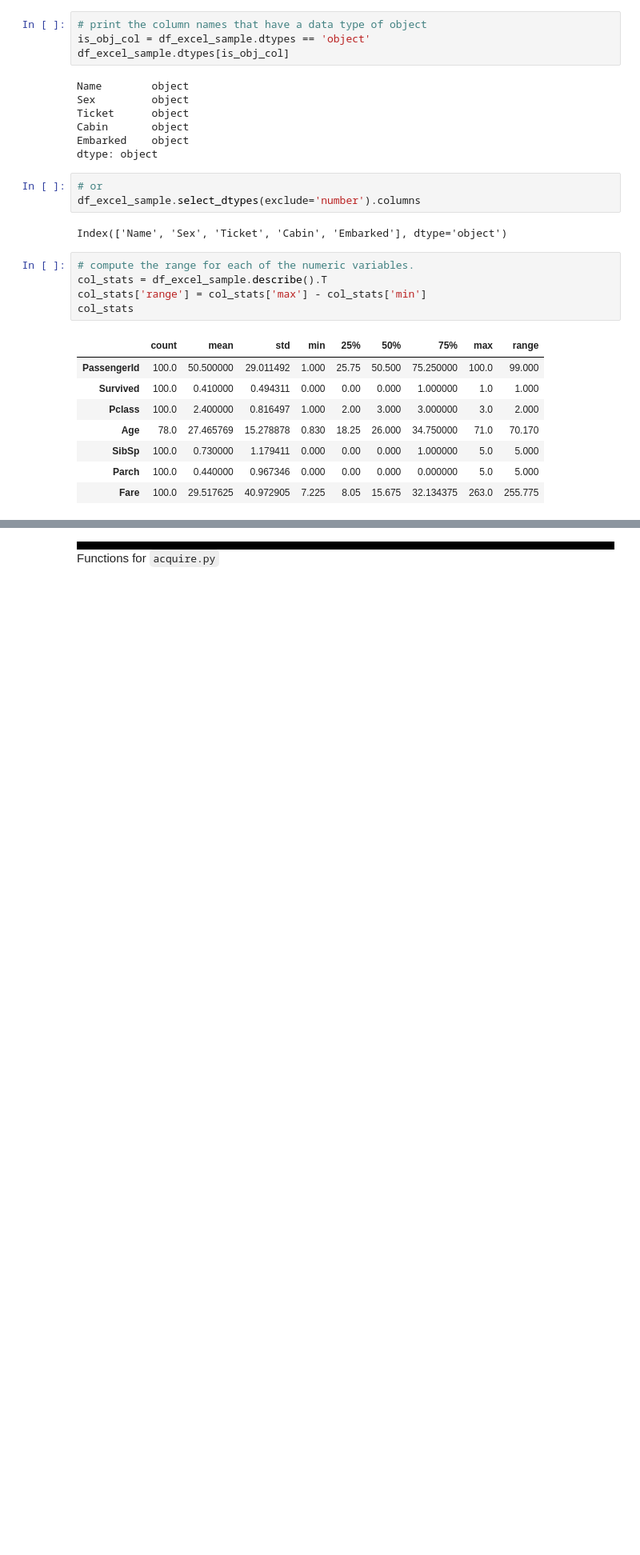
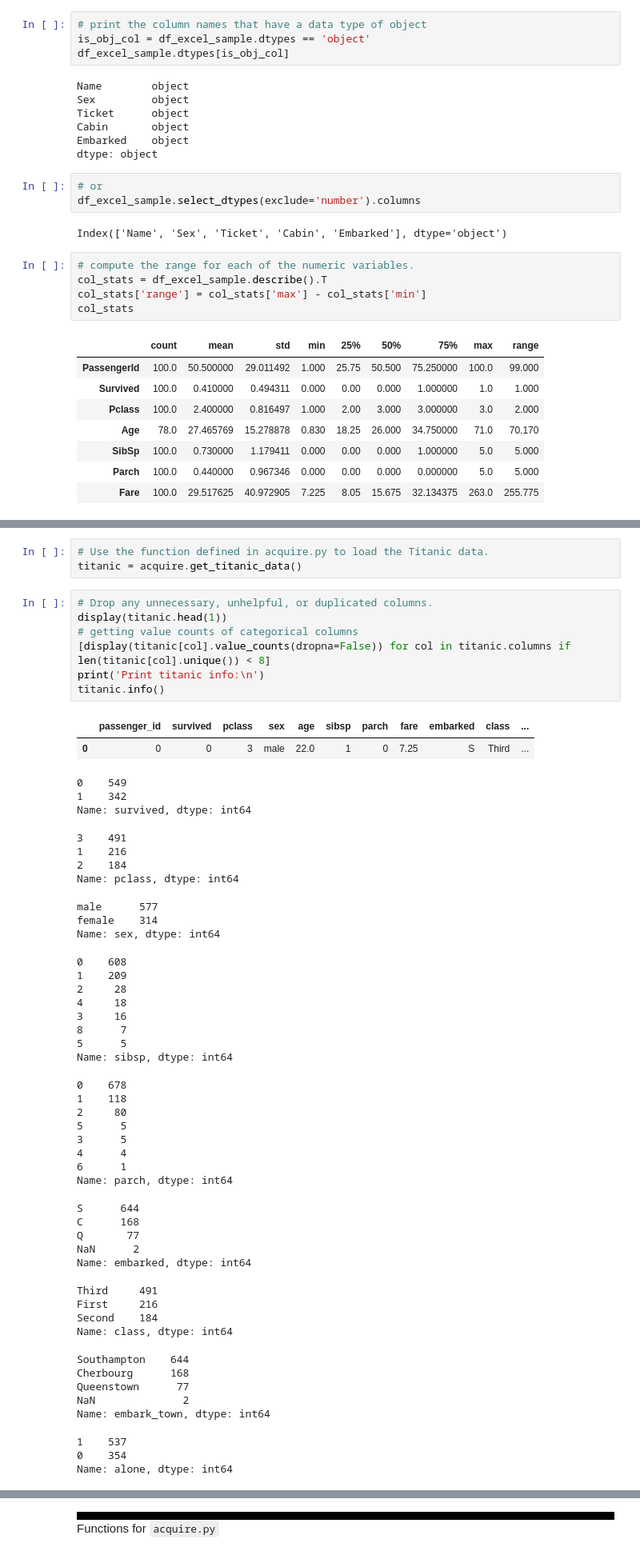
Before and after one commit to martin-reyes/5_classification-exercises, a Jupyter notebook: classification_exercises.ipynb, the cells around one changed output, grey strips where cells are left out. Shown: that part at 80% size. Saved outputs shown, nothing was run; the diff lists cells and outputs as text; blank space fills up the shorter version.

```diff
--- a/classification_exercises.ipynb
+++ b/classification_exercises.ipynb
@@ -176,0 +206,56 @@ col_stats
+# %%
+# Use the function defined in acquire.py to load the Titanic data.
+titanic = acquire.get_titanic_data()
+# %%
+# Drop any unnecessary, unhelpful, or duplicated columns.
+display(titanic.head(1))
+# getting value counts of categorical columns
+[display(titanic[col].value_counts(dropna=False)) for col in titanic.columns if len(titanic[col].unique()) < 8]
+print('Print titanic info:\n')
+titanic.info()
+# %% [output]
+|  | passenger_id | survived | pclass | sex | age | sibsp | parch | fare | embarked | class | ... |
+| 0 | 0 | 0 | 3 | male | 22.0 | 1 | 0 | 7.25 | S | Third | ... |
+0    549
+1    342
+Name: survived, dtype: int64
+3    491
+1    216
+2    184
+Name: pclass, dtype: int64
+male      577
+female    314
+Name: sex, dtype: int64
+0    608
+1    209
+2     28
+4     18
+3     16
+8      7
+5      5
+Name: sibsp, dtype: int64
+0    678
+1    118
+2     80
+5      5
+3      5
+4      4
+6      1
+Name: parch, dtype: int64
+S      644
+C      168
+Q       77
+NaN      2
+Name: embarked, dtype: int64
+Third     491
+First     216
+Second    184
+Name: class, dtype: int64
+Southampton    644
+Cherbourg      168
+Queenstown      77
+NaN              2
+Name: embark_town, dtype: int64
+1    537
+0    354
+Name: alone, dtype: int64
```
Also changed, not shown: parts of 37 cells of this notebook, 1 other file.
